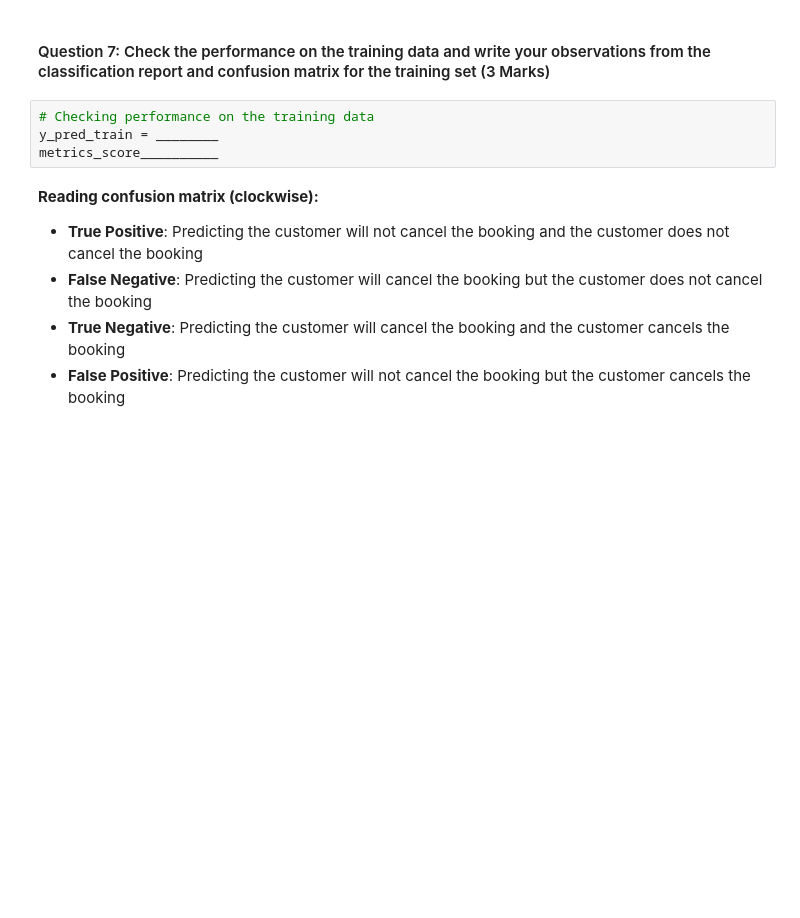
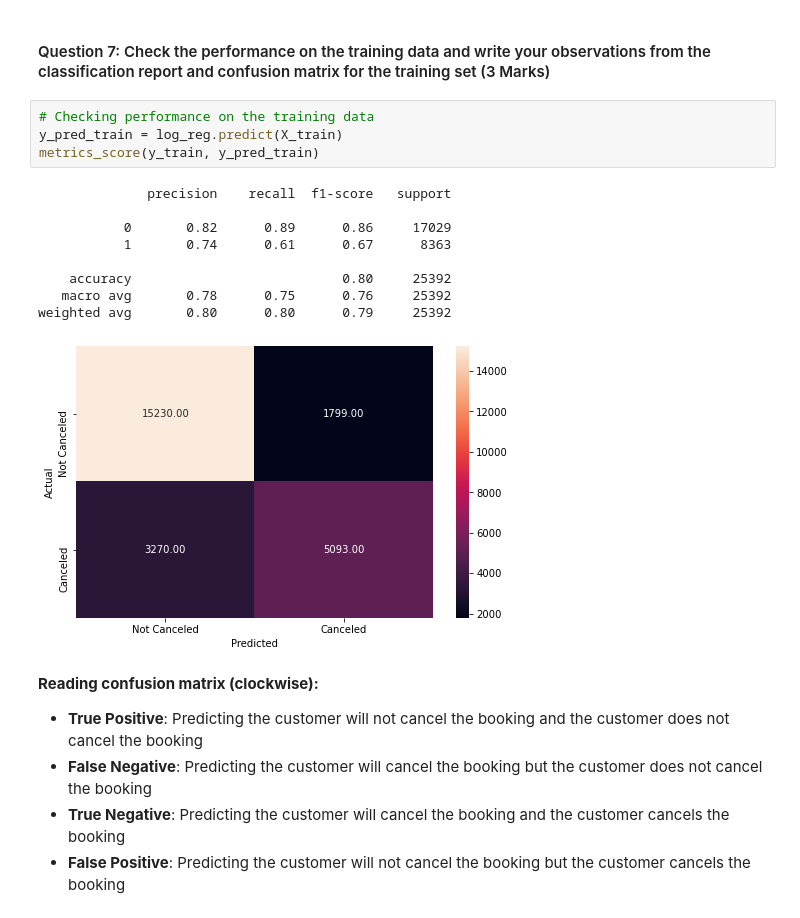
Before and after one commit to bluerunningshoes/MIT_Foundations_Of_Data_Science, a Jupyter notebook: Learner Notebook - Project_Classification_ML.ipynb, the cells around one changed output. Cells and saved outputs as stored; diff of their text form; blank space fills up the shorter version.

```diff
--- a/Learner Notebook - Project_Classification_ML.ipynb
+++ b/Learner Notebook - Project_Classification_ML.ipynb
@@ -481,8 +528,18 @@ pd.DataFrame(odds, X_train.columns, columns=['odds']).sort_values(by='odds', asc
 #### Question 7: Check the performance on the training data and write your observations from the classification report and confusion matrix for the training set (3 Marks)
 # %%
 # Checking performance on the training data
-y_pred_train = ________
-metrics_score__________
+y_pred_train = log_reg.predict(X_train)
+metrics_score(y_train, y_pred_train)
+# %% [output]
+              precision    recall  f1-score   support
+
+           0       0.82      0.89      0.86     17029
+           1       0.74      0.61      0.67      8363
+
+    accuracy                           0.80     25392
+   macro avg       0.78      0.75      0.76     25392
+weighted avg       0.80      0.80      0.79     25392
+[figure, added]
 # %% [markdown]
 **Reading confusion matrix (clockwise):**
 
```
Also changed, not shown: parts of 30 cells of this notebook, 10 other files.
